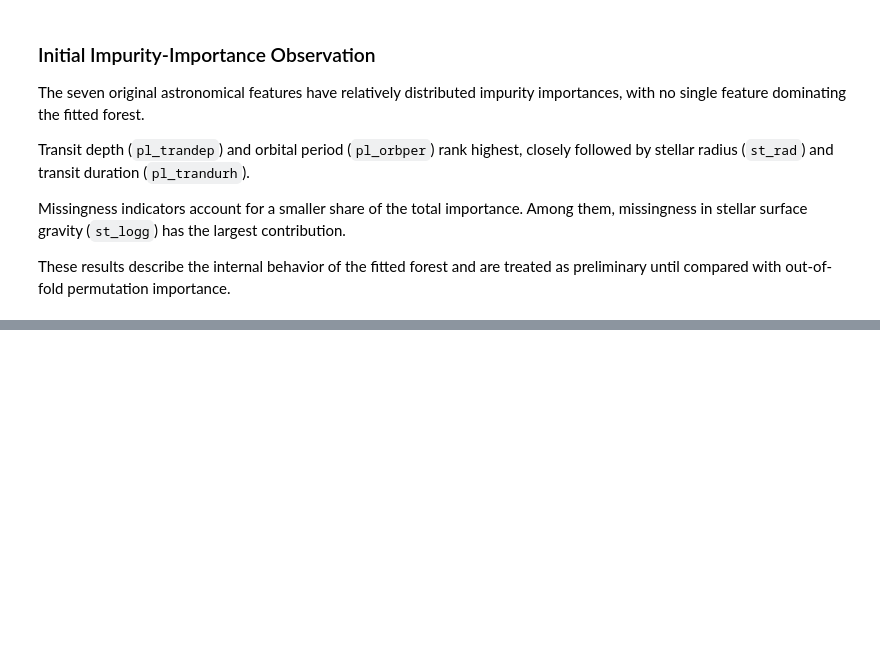
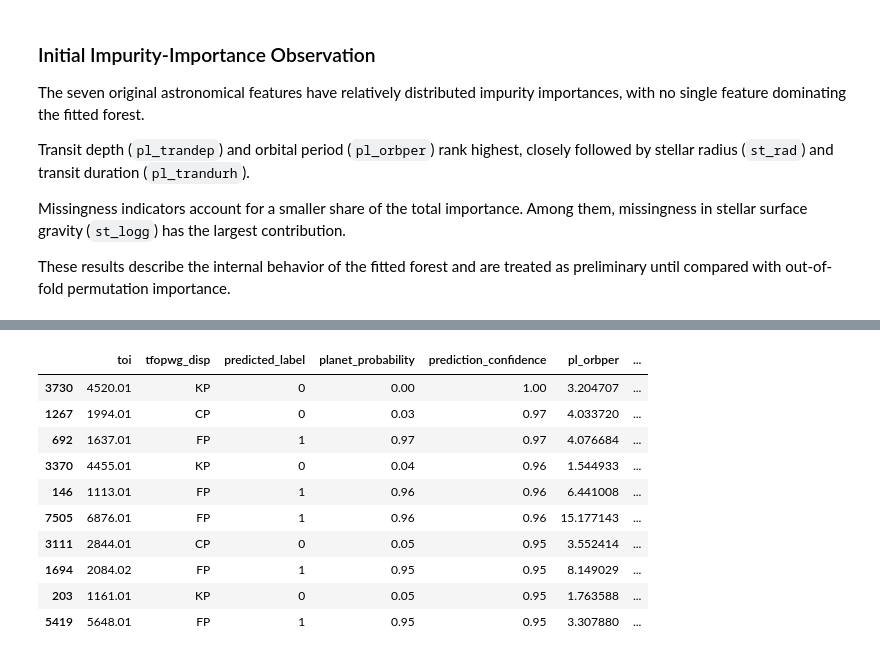
Before and after one commit to stoppo22/exoscout, a Jupyter notebook: notebooks/04_feature_and_error_analysis.ipynb, the cells around one changed output, grey strips where cells are left out. Saved outputs shown, nothing was run; the diff lists cells and outputs as text; code cells hidden in the pictures; blank space fills up the shorter version.

```diff
--- a/notebooks/04_feature_and_error_analysis.ipynb
+++ b/notebooks/04_feature_and_error_analysis.ipynb
@@ -434,0 +1063,26 @@ Matplotlib is building the font cache; this may take a moment.
+# %%
+high_confidence_errors[
+    [
+        "toi",
+        "tfopwg_disp",
+        "predicted_label",
+        "planet_probability",
+        "prediction_confidence",
+        *features
+    ]
+].sort_values(
+    "prediction_confidence",
+    ascending=False
+).head(10)
+# %% [output]
+|  | toi | tfopwg_disp | predicted_label | planet_probability | prediction_confidence | pl_orbper | ... |
+| 3730 | 4520.01 | KP | 0 | 0.00 | 1.00 | 3.204707 | ... |
+| 1267 | 1994.01 | CP | 0 | 0.03 | 0.97 | 4.033720 | ... |
+| 692 | 1637.01 | FP | 1 | 0.97 | 0.97 | 4.076684 | ... |
+| 3370 | 4455.01 | KP | 0 | 0.04 | 0.96 | 1.544933 | ... |
+| 146 | 1113.01 | FP | 1 | 0.96 | 0.96 | 6.441008 | ... |
+| 7505 | 6876.01 | FP | 1 | 0.96 | 0.96 | 15.177143 | ... |
+| 3111 | 2844.01 | CP | 0 | 0.05 | 0.95 | 3.552414 | ... |
+| 1694 | 2084.02 | FP | 1 | 0.95 | 0.95 | 8.149029 | ... |
+| 203 | 1161.01 | KP | 0 | 0.05 | 0.95 | 1.763588 | ... |
+| 5419 | 5648.01 | FP | 1 | 0.95 | 0.95 | 3.307880 | ... |
```
Also changed, not shown: parts of 46 cells of this notebook.
